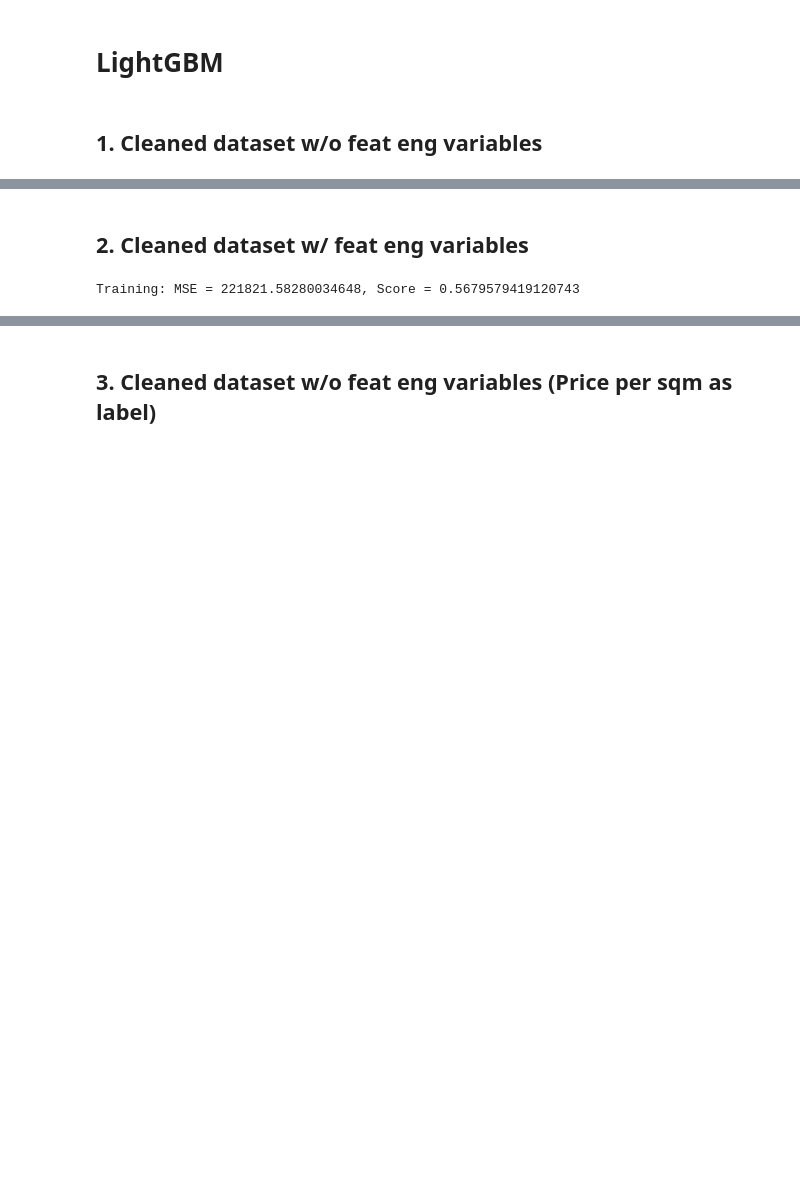
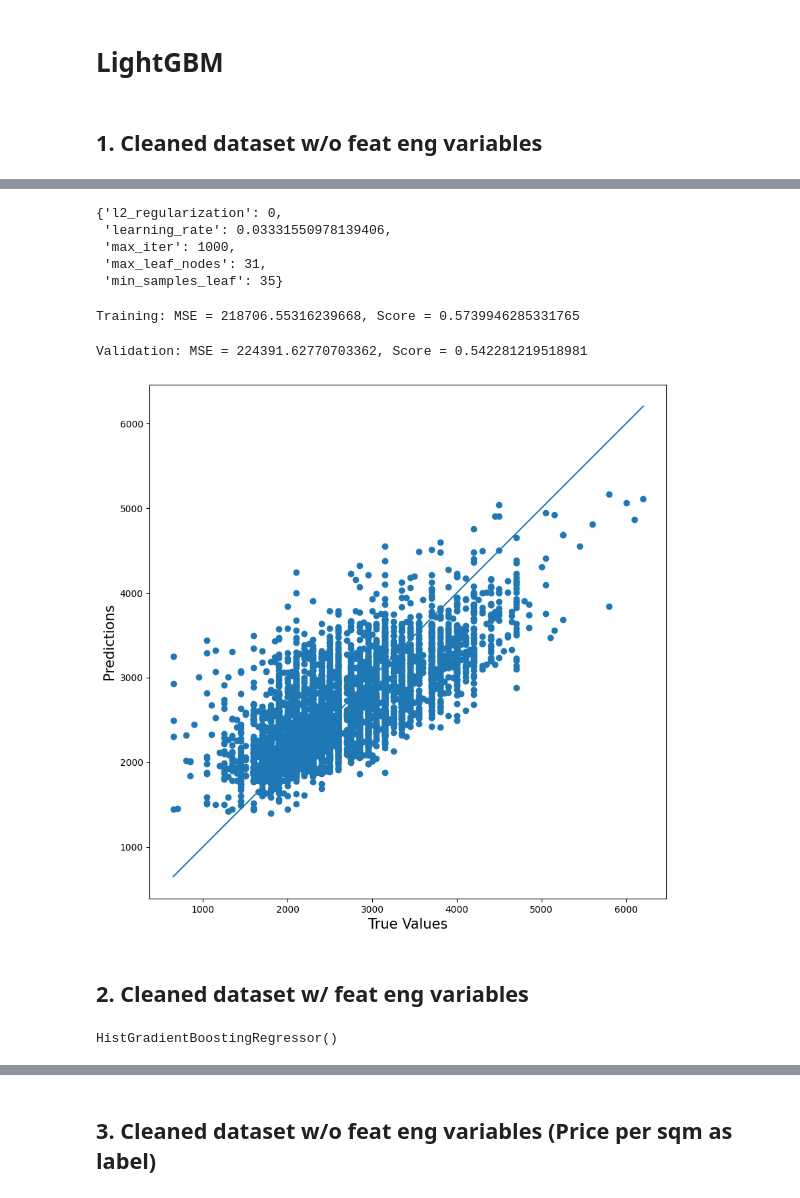
Before and after one commit to benhgm/cs5228_flat_rental, a Jupyter notebook: lightgbm.ipynb, the cells around one changed output, grey strips where cells are left out. Cells and saved outputs as stored; diff of their text form; code cells hidden in the pictures; blank space fills up the shorter version.

```diff
--- a/lightgbm.ipynb
+++ b/lightgbm.ipynb
@@ -45,0 +66,15 @@ Validation: MSE = 226121.3467232415, Score = 0.5387529021447376
+# %%
+param_space_1 = {
+    "learning_rate": stats.loguniform(1e-2, 1e0),
+    "max_iter": [100, 1000],
+    "max_leaf_nodes": [None, 31],
+    "min_samples_leaf": stats.randint(10, 40),
+    "l2_regularization": [0, 0.1],
+}
+# %%
+search_model_1 = RandomizedSearchCV(
+    estimator=HistGradientBoostingRegressor(),
+    param_distributions=param_space_1,
+    n_iter=20,
+)
+search_model_1.fit(X_train_1, y_train_1)
@@ -46,3 +88,37 @@ Validation: MSE = 226121.3467232415, Score = 0.5387529021447376
+# %%
+search_model_1.best_params_
+# %% [output]
+{'l2_regularization': 0,
+ 'learning_rate': 0.03331550978139406,
+ 'max_iter': 1000,
+ 'max_leaf_nodes': 31,
+ 'min_samples_leaf': 35}
+# %%
+y_train_pred_1 = search_model_1.predict(X_train_1)
+mse_train_1 = mean_squared_error(y_train_1, y_train_pred_1)
+score_train_1 = search_model_1.score(X_train_1, y_train_1)
+print(f"Training: MSE = {mse_train_1}, Score = {score_train_1}")
+# %% [output]
+Training: MSE = 218706.55316239668, Score = 0.5739946285331765
+# %%
+y_val_pred_1 = search_model_1.predict(X_val_1)
+mse_val_1 = mean_squared_error(y_val_1, y_val_pred_1)
+score_val_1 = search_model_1.score(X_val_1, y_val_1)
+print(f"Validation: MSE = {mse_val_1}, Score = {score_val_1}")
+# %% [output]
+Validation: MSE = 224391.62770703362, Score = 0.542281219518981
+# %%
+plt.figure(figsize=(10,10))
+plt.scatter(y_val_1, y_val_pred_1)
+p1 = max(max(y_val_pred_1), max(y_val_1))
+p2 = min(min(y_val_pred_1), min(y_val_1))
+plt.plot([p1, p2], [p1, p2])
+plt.xlabel("True Values", fontsize=15)
+plt.ylabel("Predictions", fontsize=15)
+plt.axis("equal")
+plt.show()
+# %% [output]
+[figure, added]
 # %% [markdown]
 ## 2. Cleaned dataset w/ feat eng variables
 # %%
@@ -52,8 +131,11 @@ label_col = "monthly_rent"
 # %%
-model_params = {
-    "learning_rate": 0.1,
-    "max_iter": 100,
-    "max_leaf_nodes": 31,
-    "max_depth": None,
-    "min_samples_leaf": 20,
-}
+model_2 = HistGradientBoostingRegressor(
+    learning_rate = 0.1,
+    max_iter = 100,
+    max_leaf_nodes = 31,
+    max_depth = None,
+    min_samples_leaf = 20,
+)
+model_2.fit(X_train_2, y_train_2)
+# %% [output]
+HistGradientBoostingRegressor()
@@ -62,9 +141,0 @@ model = HistGradientBoostingRegressor(**model_params)
-# %%
-X_train, y_train = load_preprocessed_data(data_path_train, label_col)
-model.fit(X_train, y_train)
-y_pred = model.predict(X_train)
-mse = mean_squared_error(y_train, y_pred)
-score = model.score(X_train, y_train)
-print(f"Training: MSE = {mse}, Score = {score}")
-# %% [output]
-Training: MSE = 221821.58280034648, Score = 0.5679579419120743
```
Also changed, not shown: parts of 42 cells of this notebook.
